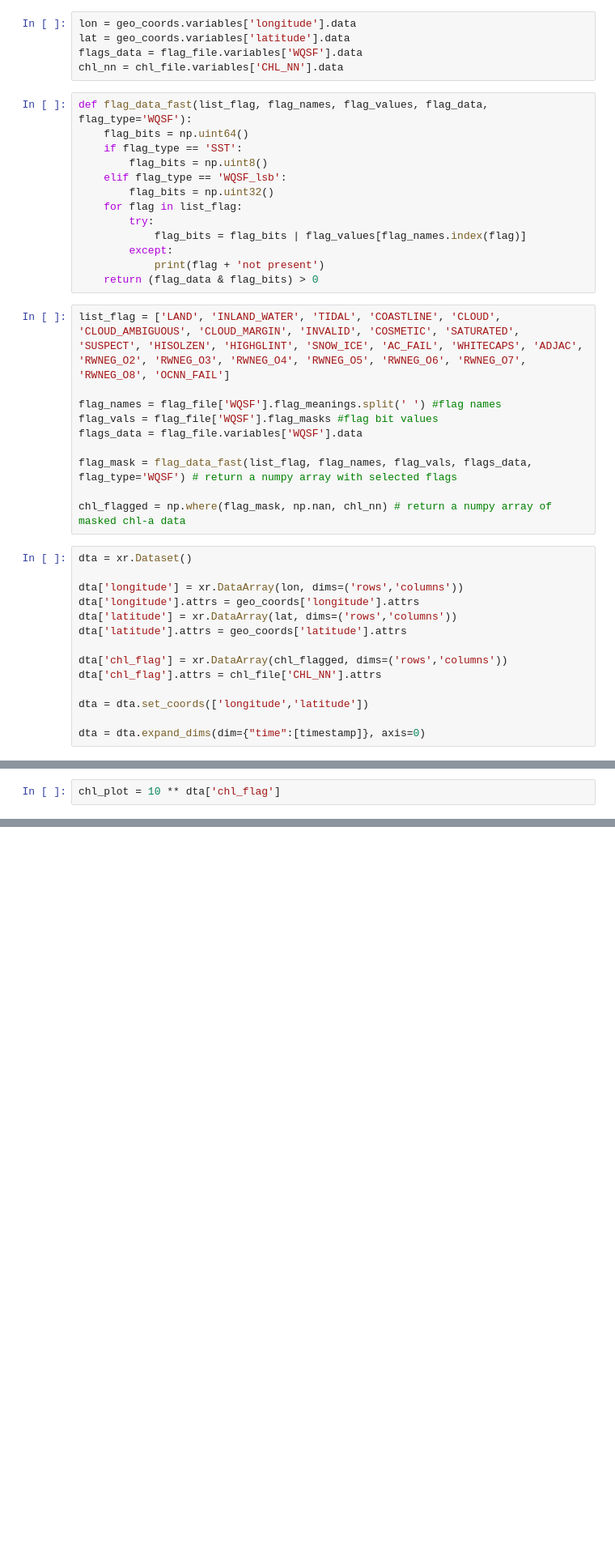
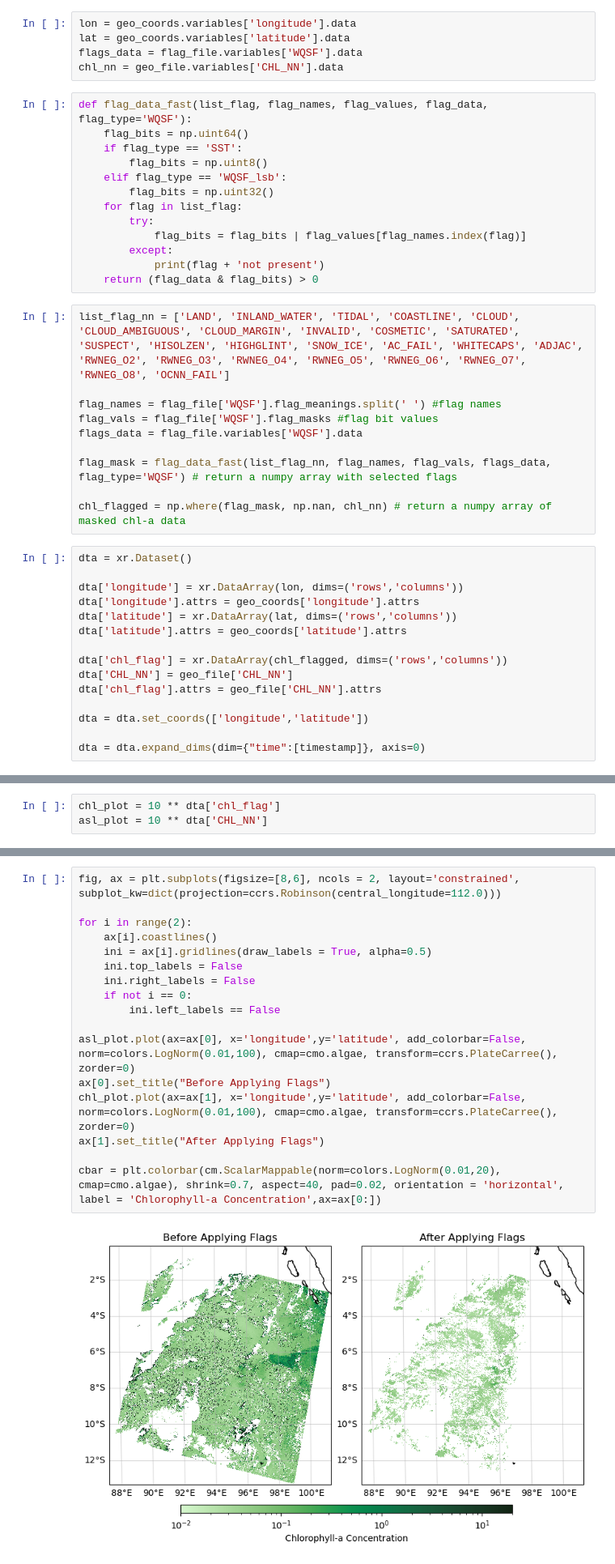
Before and after one commit to eds-ocean/imber-sen3, a Jupyter notebook: Code/mode_2_wekeo.ipynb, the cells around one changed output, grey strips where cells are left out. Shown at 81% size. Cells and saved outputs as stored; diff of their text form; blank space fills up the shorter version.

```diff
--- a/Code/mode_2_wekeo.ipynb
+++ b/Code/mode_2_wekeo.ipynb
@@ -151,7 +271,7 @@ chl_file = xr.open_dataset(os.path.join(download_dir,data_id,'chl_nn.nc'))
 lon = geo_coords.variables['longitude'].data
 lat = geo_coords.variables['latitude'].data
 flags_data = flag_file.variables['WQSF'].data
-chl_nn = chl_file.variables['CHL_NN'].data
+chl_nn = geo_file.variables['CHL_NN'].data
 # %%
 def flag_data_fast(list_flag, flag_names, flag_values, flag_data, flag_type='WQSF'):
     flag_bits = np.uint64()
@@ -166,13 +286,13 @@ def flag_data_fast(list_flag, flag_names, flag_values, flag_data, flag_type='WQS
             print(flag + 'not present')
     return (flag_data & flag_bits) > 0
 # %%
-list_flag = ['LAND', 'INLAND_WATER', 'TIDAL', 'COASTLINE', 'CLOUD', 'CLOUD_AMBIGUOUS', 'CLOUD_MARGIN', 'INVALID', 'COSMETIC', 'SATURATED', 'SUSPECT', 'HISOLZEN', 'HIGHGLINT', 'SNOW_ICE', 'AC_FAIL', 'WHITECAPS', 'ADJAC', 'RWNEG_O2', 'RWNEG_O3', 'RWNEG_O4', 'RWNEG_O5', 'RWNEG_O6', 'RWNEG_O7', 'RWNEG_O8', 'OCNN_FAIL']
+list_flag_nn = ['LAND', 'INLAND_WATER', 'TIDAL', 'COASTLINE', 'CLOUD', 'CLOUD_AMBIGUOUS', 'CLOUD_MARGIN', 'INVALID', 'COSMETIC', 'SATURATED', 'SUSPECT', 'HISOLZEN', 'HIGHGLINT', 'SNOW_ICE', 'AC_FAIL', 'WHITECAPS', 'ADJAC', 'RWNEG_O2', 'RWNEG_O3', 'RWNEG_O4', 'RWNEG_O5', 'RWNEG_O6', 'RWNEG_O7', 'RWNEG_O8', 'OCNN_FAIL']
 
 flag_names = flag_file['WQSF'].flag_meanings.split(' ') #flag names
 flag_vals = flag_file['WQSF'].flag_masks #flag bit values
 flags_data = flag_file.variables['WQSF'].data
 
-flag_mask = flag_data_fast(list_flag, flag_names, flag_vals, flags_data, flag_type='WQSF') # return a numpy array with selected flags
+flag_mask = flag_data_fast(list_flag_nn, flag_names, flag_vals, flags_data, flag_type='WQSF') # return a numpy array with selected flags
 
 chl_flagged = np.where(flag_mask, np.nan, chl_nn) # return a numpy array of masked chl-a data
 # %%
@@ -184,7 +304,8 @@ dta['latitude'] = xr.DataArray(lat, dims=('rows','columns'))
 dta['latitude'].attrs = geo_coords['latitude'].attrs
 
 dta['chl_flag'] = xr.DataArray(chl_flagged, dims=('rows','columns'))
-dta['chl_flag'].attrs = chl_file['CHL_NN'].attrs
+dta['CHL_NN'] = geo_file['CHL_NN']
+dta['chl_flag'].attrs = geo_file['CHL_NN'].attrs
 
 dta = dta.set_coords(['longitude','latitude'])
 
@@ -200,2 +321,3 @@ gc.collect()
 # %%
 chl_plot = 10 ** dta['chl_flag']
+asl_plot = 10 ** dta['CHL_NN']
@@ -211,2 +324,21 @@ chl_plot.plot(ax=ax, x='longitude',y='latitude', norm=colors.LogNorm(0.01,20), c
+# %%
+fig, ax = plt.subplots(figsize=[8,6], ncols = 2, layout='constrained', subplot_kw=dict(projection=ccrs.Robinson(central_longitude=112.0)))
+
+for i in range(2):
+    ax[i].coastlines()
+    ini = ax[i].gridlines(draw_labels = True, alpha=0.5)
+    ini.top_labels = False
+    ini.right_labels = False
+    if not i == 0:
+        ini.left_labels == False
+
+asl_plot.plot(ax=ax[0], x='longitude',y='latitude', add_colorbar=False, norm=colors.LogNorm(0.01,100), cmap=cmo.algae, transform=ccrs.PlateCarree(), zorder=0)
+ax[0].set_title("Before Applying Flags")
+chl_plot.plot(ax=ax[1], x='longitude',y='latitude', add_colorbar=False, norm=colors.LogNorm(0.01,100), cmap=cmo.algae, transform=ccrs.PlateCarree(), zorder=0)
+ax[1].set_title("After Applying Flags")
+
+cbar = plt.colorbar(cm.ScalarMappable(norm=colors.LogNorm(0.01,20), cmap=cmo.algae), shrink=0.7, aspect=40, pad=0.02, orientation = 'horizontal', label = 'Chlorophyll-a Concentration',ax=ax[0:])
+# %% [output]
+[figure, added]
 # %% [raw]
 gridfile = os.path.join(os.path.expanduser('~'),"edskywalker",'imber-sen3','Code','jakarta_bay_grid.txt')
```
Also changed, not shown: parts of 29 cells of this notebook.
